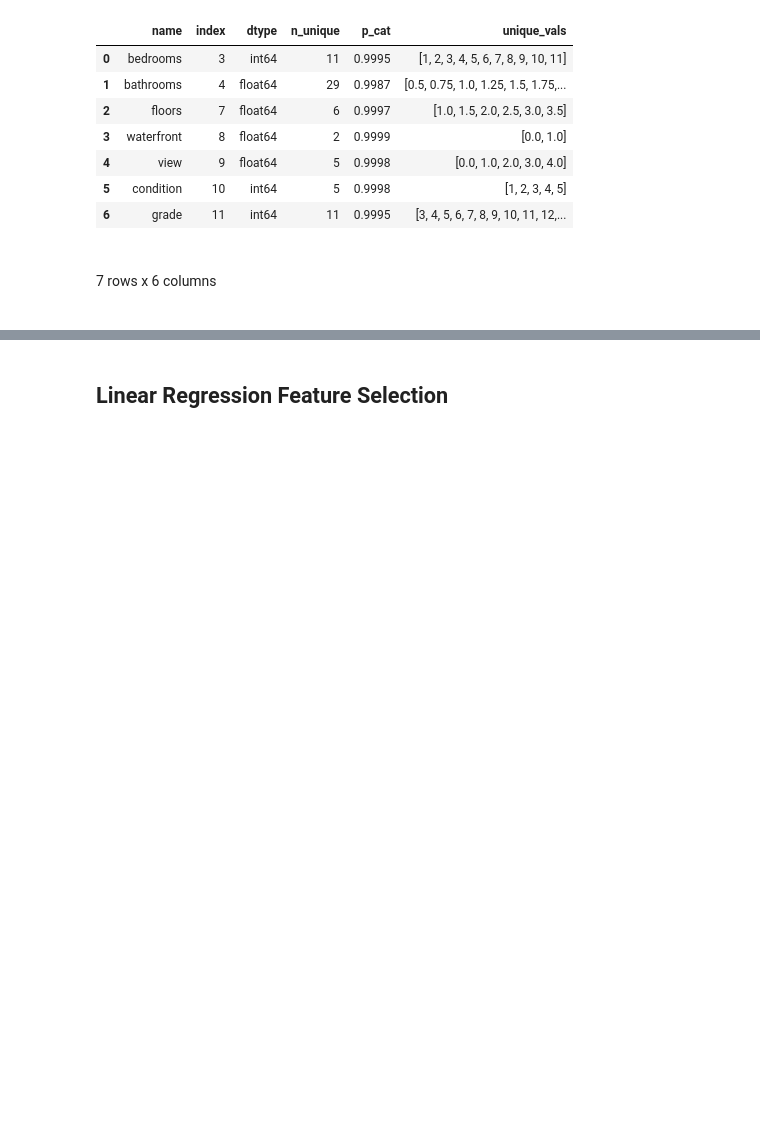
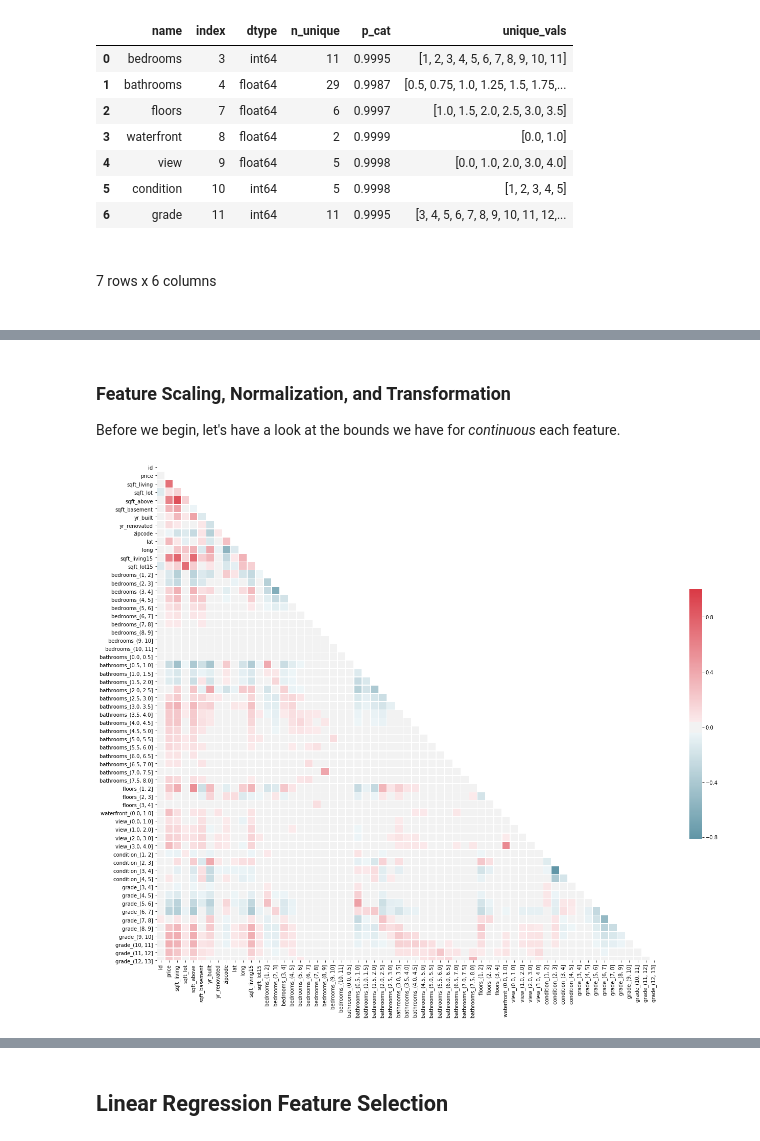
Before and after one commit to sacontreras/dsc-mod1-project, a Jupyter notebook: KingCountyHouseSales.ipynb, the cells around one changed output, grey strips where cells are left out. Saved outputs shown, nothing was run; the diff lists cells and outputs as text; code cells hidden in the pictures; blank space fills up the shorter version.

```diff
--- a/KingCountyHouseSales.ipynb
+++ b/KingCountyHouseSales.ipynb
@@ -319,0 +308,12 @@ Let's investigate its occurence in the data set.
+# %%
+unique_sqft_basement = kchd_cat_classification_df[kchd_cat_classification_df['name']=='sqft_basement']['unique_vals'].values[0]
+non_numeric_sqft_basement_vals = []
+for idx, sqft_basement in enumerate(unique_sqft_basement):
+    s_val = sqft_basement.strip()
+    val = None
+    try:
+        val = float(s_val)
+    except:
+        non_numeric_sqft_basement_vals.append(sqft_basement)
+
+display(HTML("<b>sqft_basement</b> contains the following non-numeric values that must be replaced: {}".format(non_numeric_sqft_basement_vals)))
@@ -319,0 +349,2 @@ Let's investigate its occurence in the data set.
+# %%
+kchd_df['sqft_basement']=kchd_df['sqft_basement'].astype('float64')
@@ -356,11 +388,9 @@ imputed_outlier_bedrooms
 # %% [output]
 2.62560748738151
 # %%
-unique_bedrooms = kchd_df['bedrooms'].unique()
-set_unique_bedrooms = set(unique_bedrooms)
-set_unique_bedrooms.remove(outlier_rooms)
-unique_bedrooms = np.array(list(set_unique_bedrooms))
-
+unique_bedrooms = sorted(list(kchd_df['bedrooms'].unique()))
+unique_bedrooms.remove(outlier_rooms)
+unique_bedrooms = np.array(unique_bedrooms)
 print("Permissable values of bedrooms is: {}".format(unique_bedrooms))
 # %% [output]
 Permissable values of bedrooms is: [ 1  2  3  4  5  6  7  8  9 10 11]
@@ -479,0 +507,20 @@ kchd_df
+# %% [markdown]
+### Feature Scaling, Normalization, and Transformation
+
+Before we begin, let's have a look at the bounds we have for *continuous* each feature.
+# %%
+def plot_corr(df, filter=None):
+    corr = df[filter].corr() if (filter is not None and len(filter) > 0) else df.corr()
+    # Generate a mask for the upper triangle
+    mask = np.zeros_like(corr, dtype=np.bool)
+    mask[np.triu_indices_from(mask)] = True
+    # Set up the matplotlib figure
+    f, ax = plt.subplots(figsize=(22, 18))
+    # Generate a custom diverging colormap
+    cmap = sns.diverging_palette(220, 10, as_cmap=True)
+    # Draw the heatmap with the mask and correct aspect ratio
+    sns.heatmap(corr, mask=mask, cmap=cmap, vmax=1.0, center=0, square=True, linewidths=.5, cbar_kws={"shrink": .5})
+# %%
+plot_corr(kchd_df)
+# %% [output]
+[figure, added]
```
Also changed, not shown: parts of 41 cells of this notebook.
